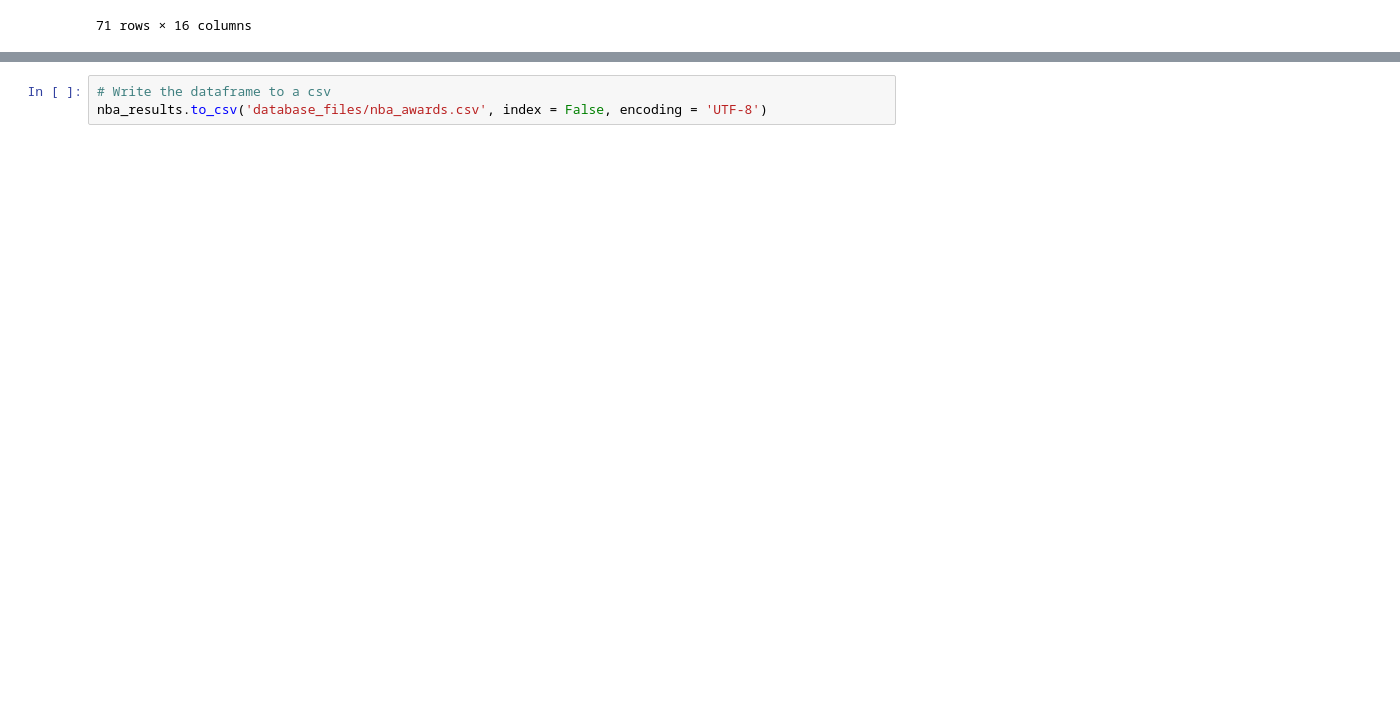
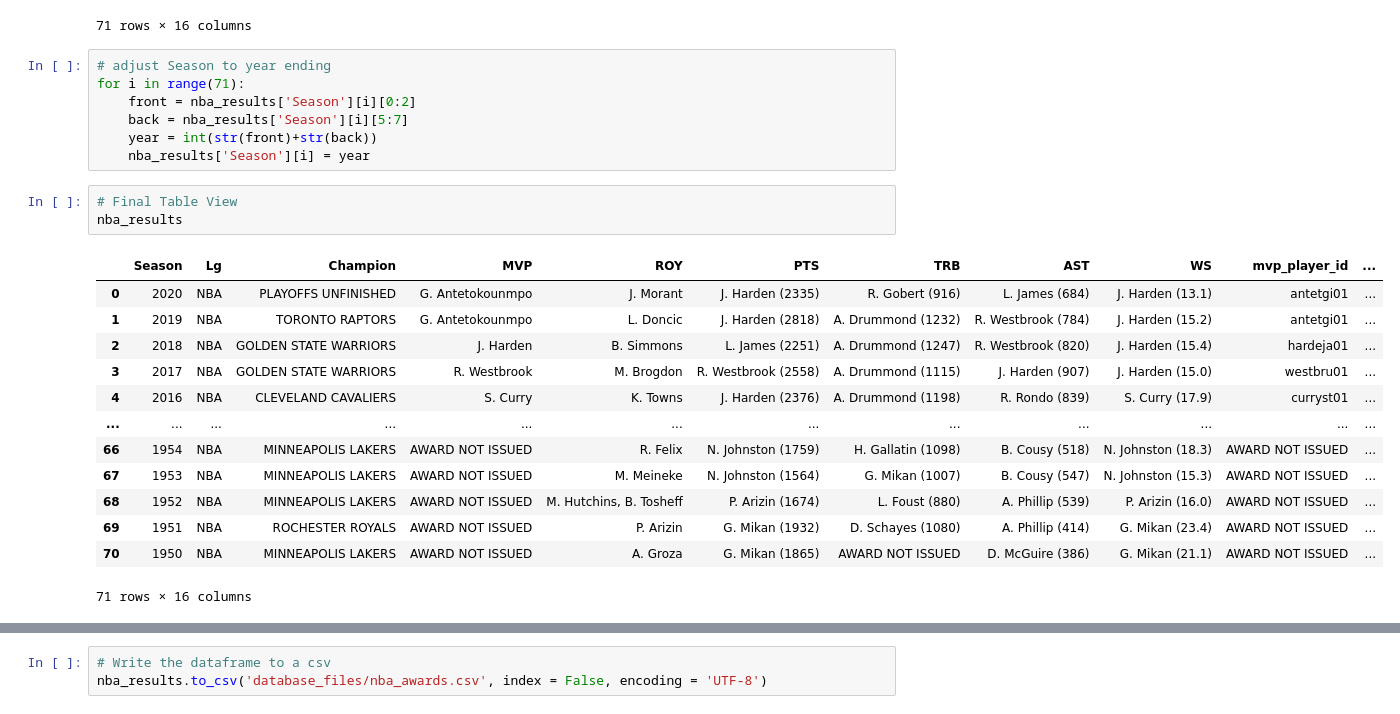
Before and after one commit to wclewett/ETL_project, a Jupyter notebook: nba_awards_creation.ipynb, the cells around one changed output, grey strips where cells are left out. Drawn from its saved outputs; the diff is of its cells as text; blank space fills up the shorter version.

Commit message:
NBA Awards Creation"

```diff
--- a/nba_awards_creation.ipynb
+++ b/nba_awards_creation.ipynb
@@ -115,3 +115,27 @@ nba_results
 | 69 | 1950-51 | NBA | ROCHESTER ROYALS | AWARD NOT ISSUED | P. Arizin | G. Mikan (1932) | D. Schayes (1080) | A. Phillip (414) | G. Mikan (23.4) | AWARD NOT ISSUED | ... |
 | 70 | 1949-50 | NBA | MINNEAPOLIS LAKERS | AWARD NOT ISSUED | A. Groza | G. Mikan (1865) | AWARD NOT ISSUED | D. McGuire (386) | G. Mikan (21.1) | AWARD NOT ISSUED | ... |
 71 rows × 16 columns
+# %%
+# adjust Season to year ending
+for i in range(71):
+    front = nba_results['Season'][i][0:2]
+    back = nba_results['Season'][i][5:7]
+    year = int(str(front)+str(back))
+    nba_results['Season'][i] = year
+# %%
+# Final Table View
+nba_results
+# %% [output]
+|  | Season | Lg | Champion | MVP | ROY | PTS | TRB | AST | WS | mvp_player_id | ... |
+| 0 | 2020 | NBA | PLAYOFFS UNFINISHED | G. Antetokounmpo | J. Morant | J. Harden (2335) | R. Gobert (916) | L. James (684) | J. Harden (13.1) | antetgi01 | ... |
+| 1 | 2019 | NBA | TORONTO RAPTORS | G. Antetokounmpo | L. Doncic | J. Harden (2818) | A. Drummond (1232) | R. Westbrook (784) | J. Harden (15.2) | antetgi01 | ... |
+| 2 | 2018 | NBA | GOLDEN STATE WARRIORS | J. Harden | B. Simmons | L. James (2251) | A. Drummond (1247) | R. Westbrook (820) | J. Harden (15.4) | hardeja01 | ... |
+| 3 | 2017 | NBA | GOLDEN STATE WARRIORS | R. Westbrook | M. Brogdon | R. Westbrook (2558) | A. Drummond (1115) | J. Harden (907) | J. Harden (15.0) | westbru01 | ... |
+| 4 | 2016 | NBA | CLEVELAND CAVALIERS | S. Curry | K. Towns | J. Harden (2376) | A. Drummond (1198) | R. Rondo (839) | S. Curry (17.9) | curryst01 | ... |
+| ... | ... | ... | ... | ... | ... | ... | ... | ... | ... | ... | ... |
+| 66 | 1954 | NBA | MINNEAPOLIS LAKERS | AWARD NOT ISSUED | R. Felix | N. Johnston (1759) | H. Gallatin (1098) | B. Cousy (518) | N. Johnston (18.3) | AWARD NOT ISSUED | ... |
+| 67 | 1953 | NBA | MINNEAPOLIS LAKERS | AWARD NOT ISSUED | M. Meineke | N. Johnston (1564) | G. Mikan (1007) | B. Cousy (547) | N. Johnston (15.3) | AWARD NOT ISSUED | ... |
+| 68 | 1952 | NBA | MINNEAPOLIS LAKERS | AWARD NOT ISSUED | M. Hutchins, B. Tosheff | P. Arizin (1674) | L. Foust (880) | A. Phillip (539) | P. Arizin (16.0) | AWARD NOT ISSUED | ... |
+| 69 | 1951 | NBA | ROCHESTER ROYALS | AWARD NOT ISSUED | P. Arizin | G. Mikan (1932) | D. Schayes (1080) | A. Phillip (414) | G. Mikan (23.4) | AWARD NOT ISSUED | ... |
+| 70 | 1950 | NBA | MINNEAPOLIS LAKERS | AWARD NOT ISSUED | A. Groza | G. Mikan (1865) | AWARD NOT ISSUED | D. McGuire (386) | G. Mikan (21.1) | AWARD NOT ISSUED | ... |
+71 rows × 16 columns
```
Also changed, not shown: parts of 3 cells of this notebook, 1 other file.
